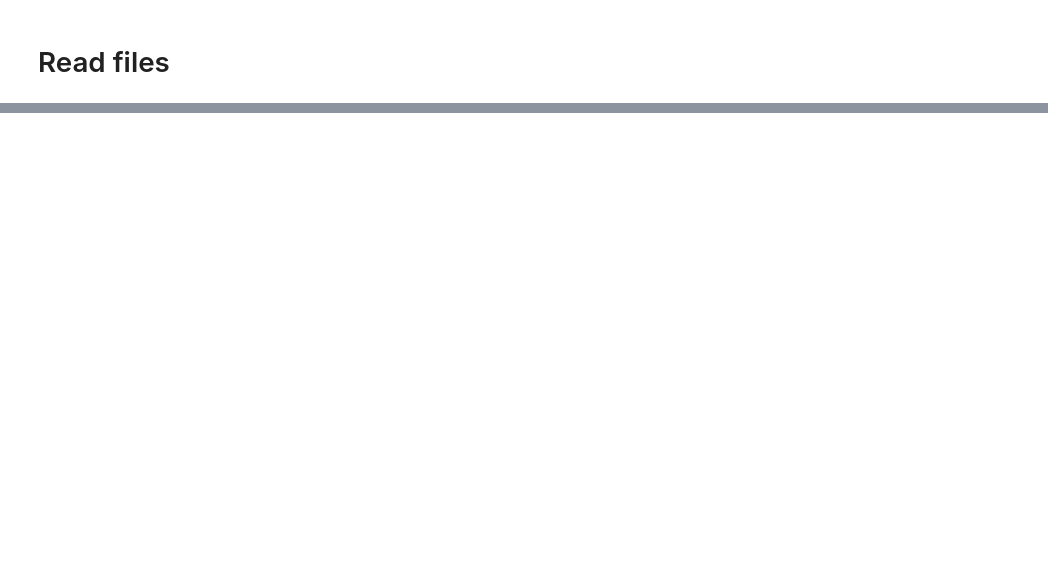
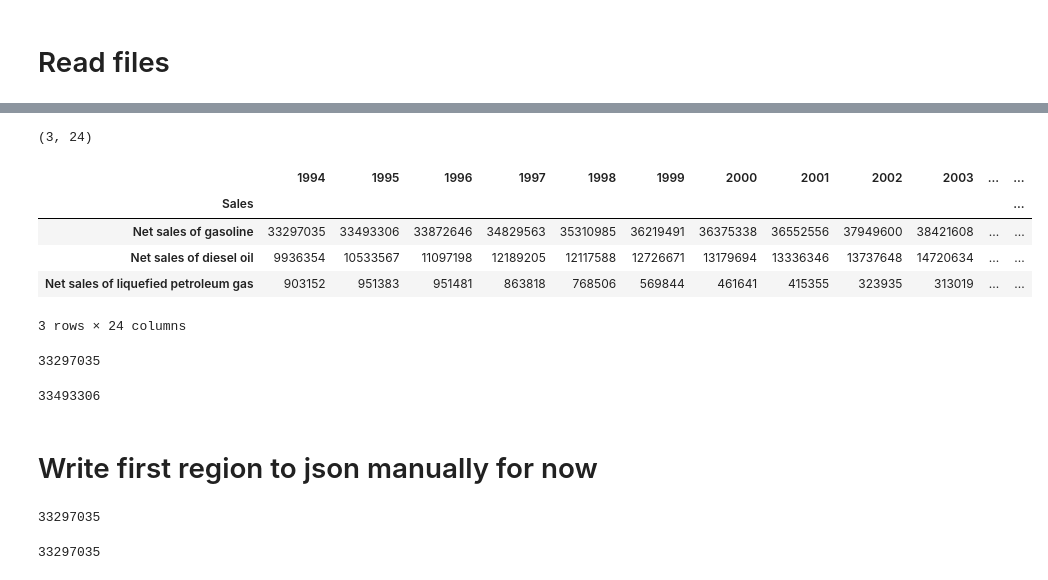
Before and after one commit to KatiRG/airports, a Jupyter notebook: ipynb/transport_fuelsales2json.ipynb, the cells around one changed output, grey strips where cells are left out. Cells and saved outputs as stored; diff of their text form; code cells hidden in the pictures; blank space fills up the shorter version.

```diff
--- a/ipynb/transport_fuelsales2json.ipynb
+++ b/ipynb/transport_fuelsales2json.ipynb
@@ -161,0 +89,4 @@ target2_regions
+# %%
+#drop Gross sales
+df_can.drop(['Gross sales of gasoline'], inplace=True)
+df_can
@@ -161,0 +101,32 @@ target2_regions
+# %%
+df_can = df_can.rename(columns=df_can.iloc[0])
+df_can.drop(['year'], inplace=True)
+# %%
+print df_can.shape
+df_can
+# %% [output]
+(3, 24)
+|  | 1994 | 1995 | 1996 | 1997 | 1998 | 1999 | 2000 | 2001 | 2002 | 2003 | ... | ... |
+| Sales |  |  |  |  |  |  |  |  |  |  |  | ... |
+| Net sales of gasoline | 33297035 | 33493306 | 33872646 | 34829563 | 35310985 | 36219491 | 36375338 | 36552556 | 37949600 | 38421608 | ... | ... |
+| Net sales of diesel oil | 9936354 | 10533567 | 11097198 | 12189205 | 12117588 | 12726671 | 13179694 | 13336346 | 13737648 | 14720634 | ... | ... |
+| Net sales of liquefied petroleum gas | 903152 | 951383 | 951481 | 863818 | 768506 | 569844 | 461641 | 415355 | 323935 | 313019 | ... | ... |
+3 rows × 24 columns
+# %%
+df_can[1994]['Net sales of gasoline']
+# %% [output]
+33297035
+# %%
+df_can[1995]['Net sales of gasoline']
+# %% [output]
+33493306
+# %% [markdown]
+# Write first region to json manually for now
+# %%
+df_can[1994][0]
+# %% [output]
+33297035
+# %%
+df_can[1994]['Net sales of gasoline']
+# %% [output]
+33297035
```
Also changed, not shown: parts of 37 cells of this notebook, 9 other files.
